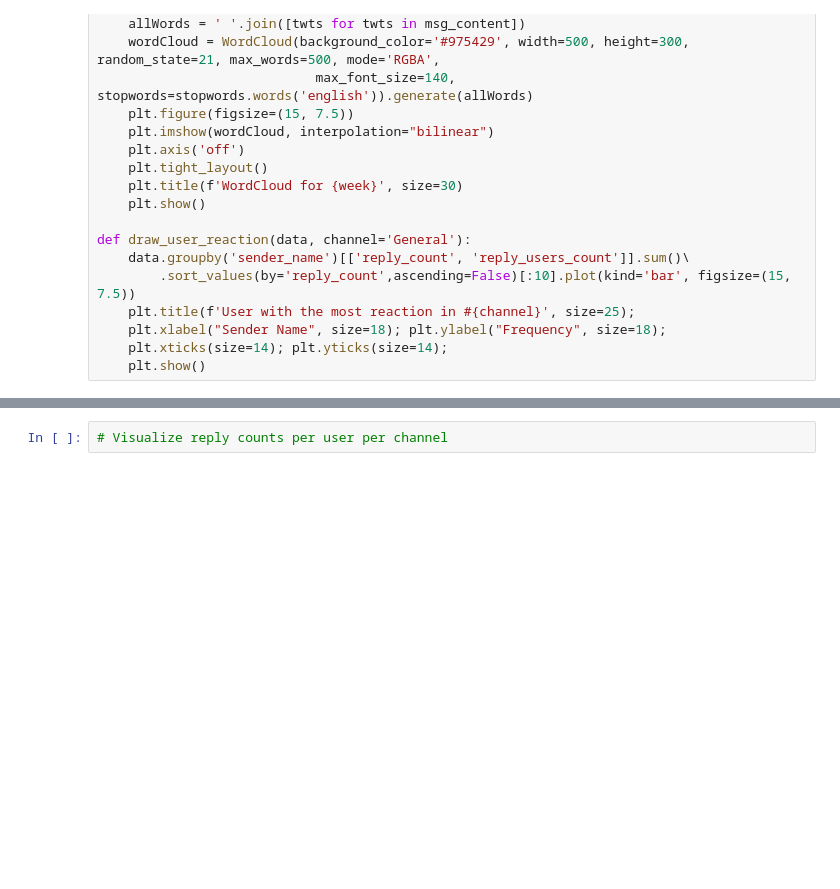
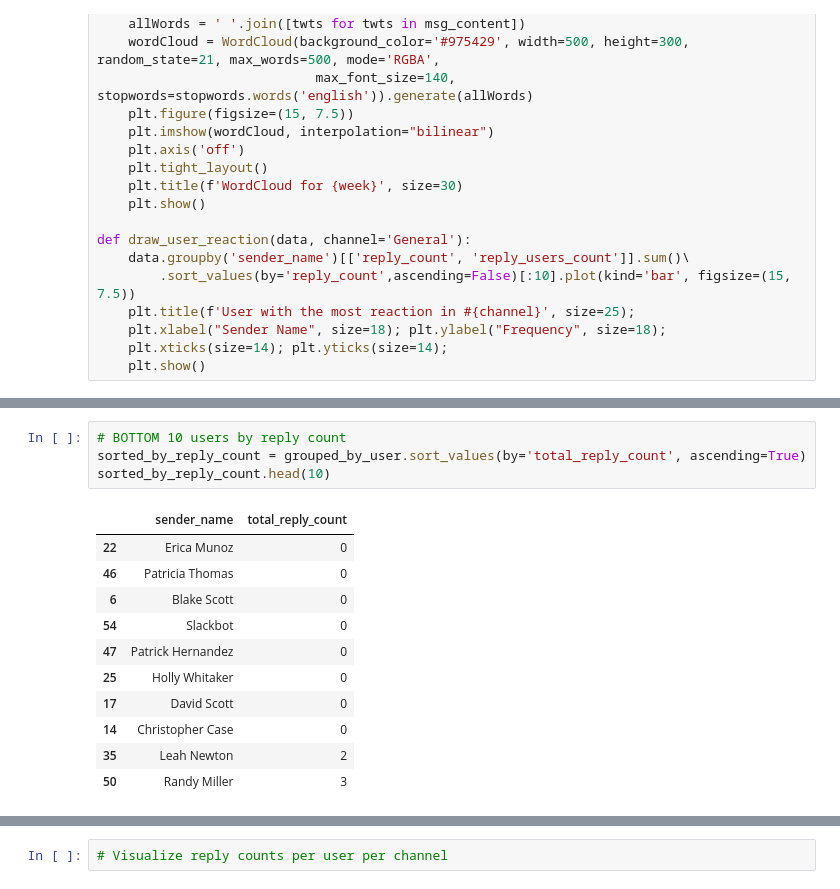
Before and after one commit to bkaggle/Slack_message_analysis, a Jupyter notebook: notebooks/parse_slack_data.ipynb, the cells around one changed output, grey strips where cells are left out. Cells and saved outputs as stored; diff of their text form; blank space fills up the shorter version.

```diff
--- a/notebooks/parse_slack_data.ipynb
+++ b/notebooks/parse_slack_data.ipynb
@@ -258,0 +150,16 @@ Below are some useful questions to answer. Feel free to explore to answer other
+# %%
+# BOTTOM 10 users by reply count
+sorted_by_reply_count = grouped_by_user.sort_values(by='total_reply_count', ascending=True)
+sorted_by_reply_count.head(10)
+# %% [output]
+|  | sender_name | total_reply_count |
+| 22 | Erica Munoz | 0 |
+| 46 | Patricia Thomas | 0 |
+| 6 | Blake Scott | 0 |
+| 54 | Slackbot | 0 |
+| 47 | Patrick Hernandez | 0 |
+| 25 | Holly Whitaker | 0 |
+| 17 | David Scott | 0 |
+| 14 | Christopher Case | 0 |
+| 35 | Leah Newton | 2 |
+| 50 | Randy Miller | 3 |
```
Also changed, not shown: parts of 26 cells of this notebook, 1 other file.
